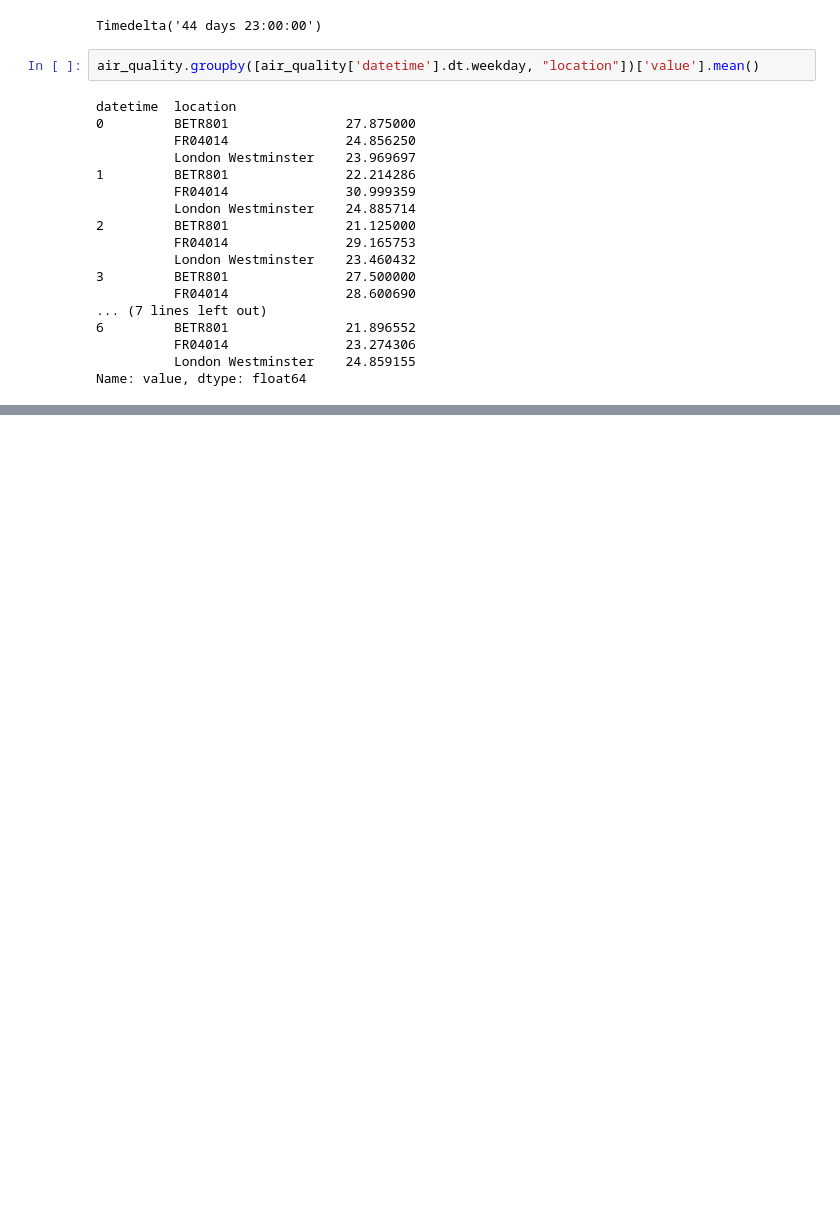
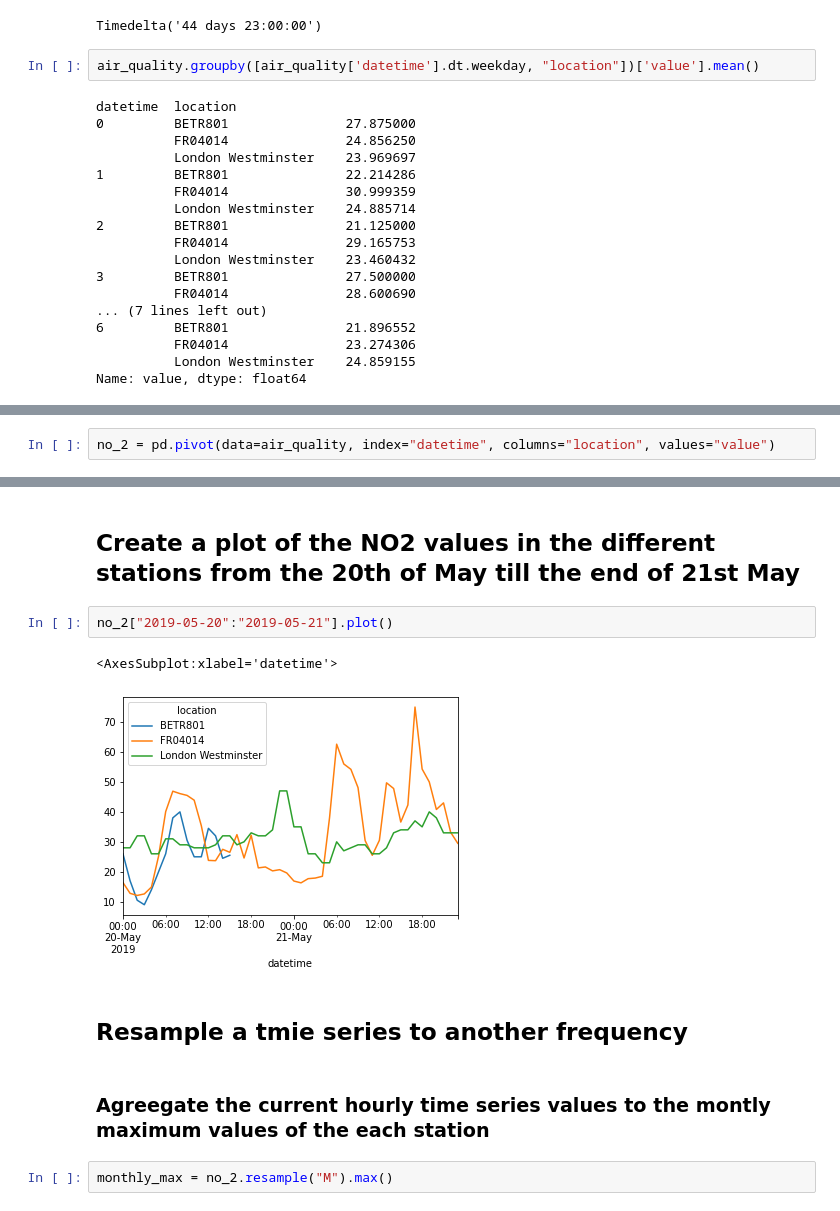
Before and after one commit to yogeshnakrani9/time_series_exploration, a Jupyter notebook: time_series_prep.ipynb, the cells around one changed output, grey strips where cells are left out. Drawn from its saved outputs; the diff is of its cells as text; blank space fills up the shorter version.

```diff
--- a/time_series_prep.ipynb
+++ b/time_series_prep.ipynb
@@ -58,0 +69,2 @@ Name: value, dtype: float64
+# %%
+no_2 = pd.pivot(data=air_quality, index="datetime", columns="location", values="value")
@@ -58,0 +92,13 @@ Name: value, dtype: float64
+# %% [markdown]
+## Create a plot of the NO2 values in the different stations from the 20th of May till the end of 21st May
+# %%
+no_2["2019-05-20":"2019-05-21"].plot()
+# %% [output]
+<AxesSubplot:xlabel='datetime'>
+[figure, added]
+# %% [markdown]
+## Resample a tmie series to another frequency
+# %% [markdown]
+### Agreegate the current hourly time series values to the montly maximum values of the each station
+# %%
+monthly_max = no_2.resample("M").max()
```
Also changed, not shown: parts of 10 cells of this notebook.
